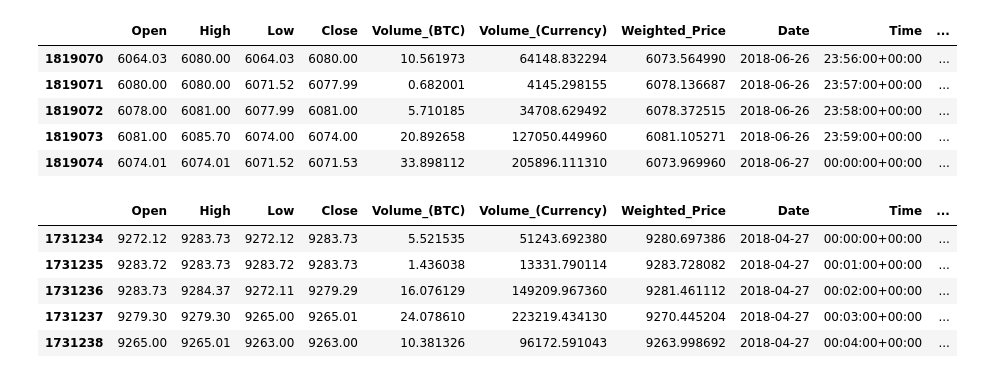
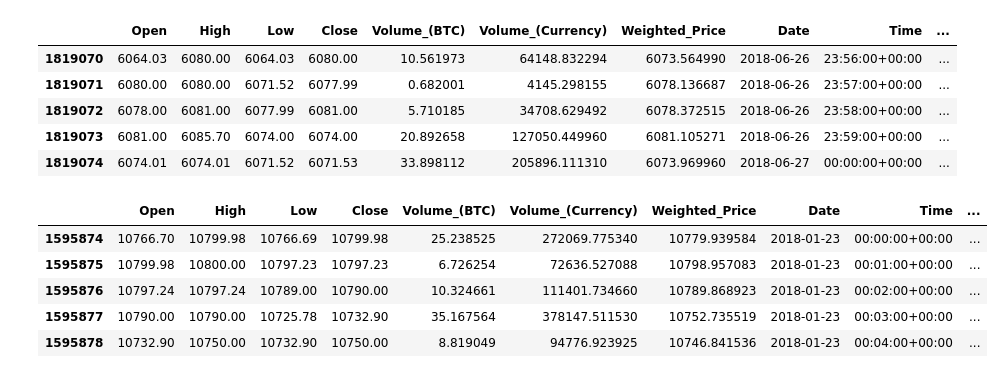
Before and after one commit to jeffpengjeff/Paradigm_Team_1_Fall18, a Jupyter notebook: Price change marker (2SD).ipynb, the cells around one changed output. Saved outputs shown, nothing was run; the diff lists cells and outputs as text; code cells hidden in the pictures.

```diff
--- a/Price change marker (2SD).ipynb
+++ b/Price change marker (2SD).ipynb
@@ -93,19 +93,19 @@ df.tail()
 | 1819074 | 6074.01 | 6074.01 | 6071.52 | 6071.53 | 33.898112 | 205896.111310 | 6073.969960 | 2018-06-27 | 00:00:00+00:00 | ... |
 # %%
 # select study dates range
-index_1 = df[df.Date == datetime.date(dt.datetime.strptime('04/27/18', '%x'))].index[0]
-index_2 = df[df.Date == datetime.date(dt.datetime.strptime('06/27/18', '%x'))].index[0]
+index_1 = df[df.Date == datetime.date(dt.datetime.strptime('01/23/18', '%x'))].index[0]
+index_2 = df[df.Date == datetime.date(dt.datetime.strptime('03/27/18', '%x'))].index[0]
 
 df_3= df.loc[index_1:index_2]
 
 df_3.head()
 # %% [output]
 |  | Open | High | Low | Close | Volume_(BTC) | Volume_(Currency) | Weighted_Price | Date | Time | ... |
-| 1731234 | 9272.12 | 9283.73 | 9272.12 | 9283.73 | 5.521535 | 51243.692380 | 9280.697386 | 2018-04-27 | 00:00:00+00:00 | ... |
-| 1731235 | 9283.72 | 9283.73 | 9283.72 | 9283.73 | 1.436038 | 13331.790114 | 9283.728082 | 2018-04-27 | 00:01:00+00:00 | ... |
-| 1731236 | 9283.73 | 9284.37 | 9272.11 | 9279.29 | 16.076129 | 149209.967360 | 9281.461112 | 2018-04-27 | 00:02:00+00:00 | ... |
-| 1731237 | 9279.30 | 9279.30 | 9265.00 | 9265.01 | 24.078610 | 223219.434130 | 9270.445204 | 2018-04-27 | 00:03:00+00:00 | ... |
-| 1731238 | 9265.00 | 9265.01 | 9263.00 | 9263.00 | 10.381326 | 96172.591043 | 9263.998692 | 2018-04-27 | 00:04:00+00:00 | ... |
+| 1595874 | 10766.70 | 10799.98 | 10766.69 | 10799.98 | 25.238525 | 272069.775340 | 10779.939584 | 2018-01-23 | 00:00:00+00:00 | ... |
+| 1595875 | 10799.98 | 10800.00 | 10797.23 | 10797.23 | 6.726254 | 72636.527088 | 10798.957083 | 2018-01-23 | 00:01:00+00:00 | ... |
+| 1595876 | 10797.24 | 10797.24 | 10789.00 | 10790.00 | 10.324661 | 111401.734660 | 10789.868923 | 2018-01-23 | 00:02:00+00:00 | ... |
+| 1595877 | 10790.00 | 10790.00 | 10725.78 | 10732.90 | 35.167564 | 378147.511530 | 10752.735519 | 2018-01-23 | 00:03:00+00:00 | ... |
+| 1595878 | 10732.90 | 10750.00 | 10732.90 | 10750.00 | 8.819049 | 94776.923925 | 10746.841536 | 2018-01-23 | 00:04:00+00:00 | ... |
 # %%
 df_4=df_3.groupby(df_3.Date).mean()
 df_4.head()
```
Also changed, not shown: parts of 6 cells of this notebook, 5 other files.
